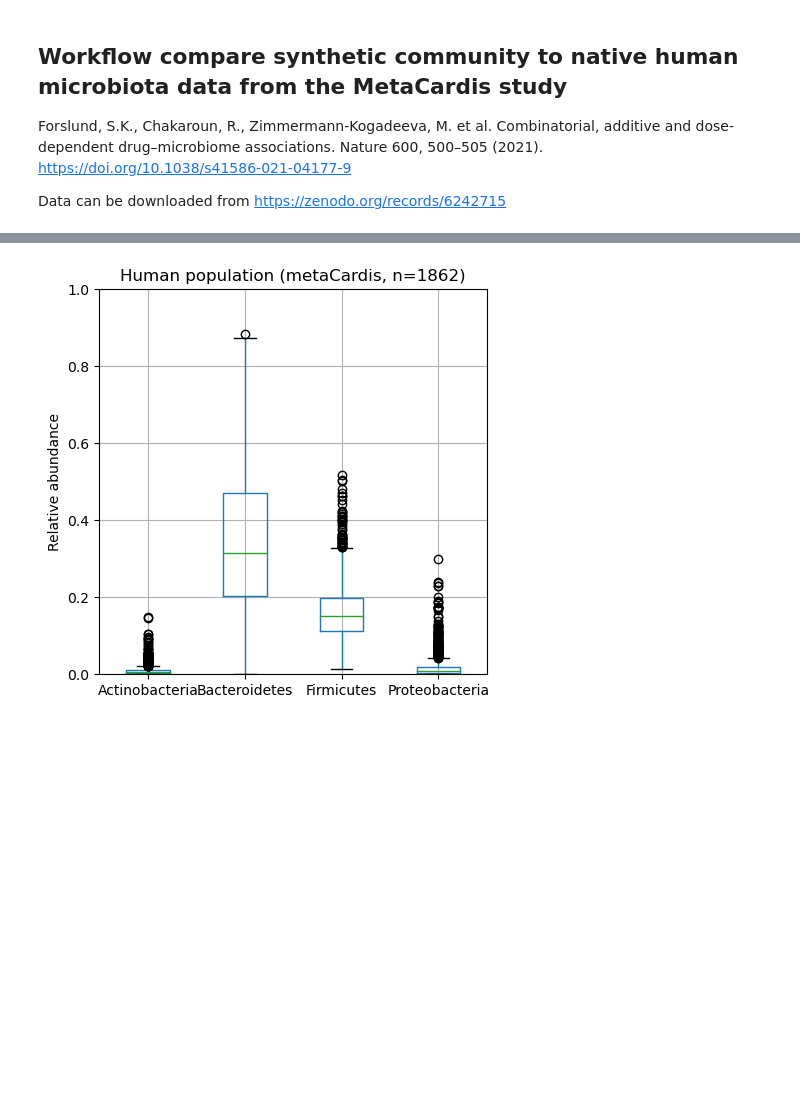
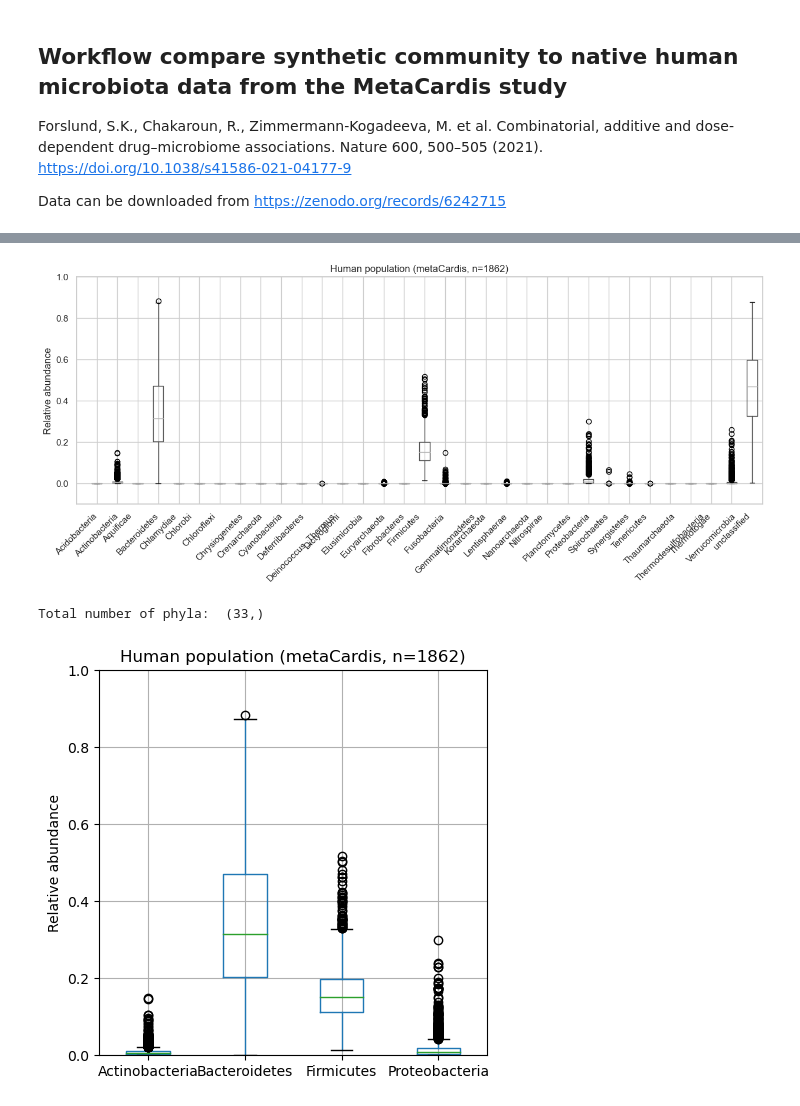
Before and after one commit to mszimmermann/diet_microbiota_host_git_model, a Jupyter notebook: Scripts/workflow_compare_community_to_human_microbiota.ipynb, the cells around one changed output, grey strips where cells are left out. Saved outputs shown, nothing was run; the diff lists cells and outputs as text; code cells hidden in the pictures; blank space fills up the shorter version.

```diff
--- a/Scripts/workflow_compare_community_to_human_microbiota.ipynb
+++ b/Scripts/workflow_compare_community_to_human_microbiota.ipynb
@@ -52,3 +35,19 @@ mydatatable_norm
+# %%
+# plot distribution of all species across individuals
+fig = plt.figure(figsize=(15, 5))
+mydatatable_norm.boxplot()
+plt.xticks(np.arange(0, mydatatable_norm.shape[1]), mydatatable_norm.columns);
+plt.xticks(rotation=45);
+ax = plt.gca()
+ax.set_ylim([-0.1, 1])
+ax.set_ylabel('Relative abundance')
+ax.set_title('Human population (metaCardis, n=' + str(mydatatable_norm.shape[0]) + ')');
+# %% [output]
+[figure, added]
+# %%
+print('Total number of phyla: ', np.shape(mydatatable_norm.columns))
+# %% [output]
+Total number of phyla:  (33,)
 # %%
 # plot distributions of relative phylum abundances in human samples
 fig = plt.figure(figsize=(5, 5))
```
Also changed, not shown: parts of 19 cells of this notebook.
